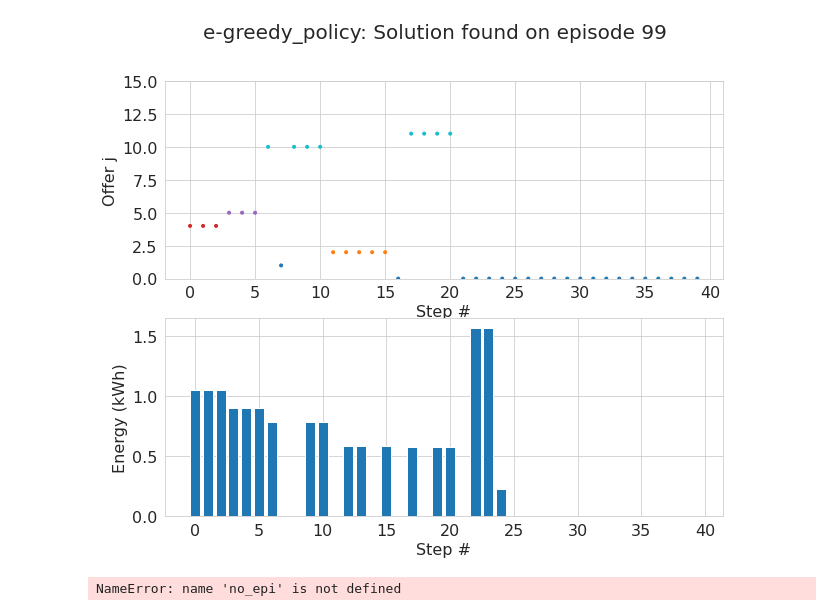
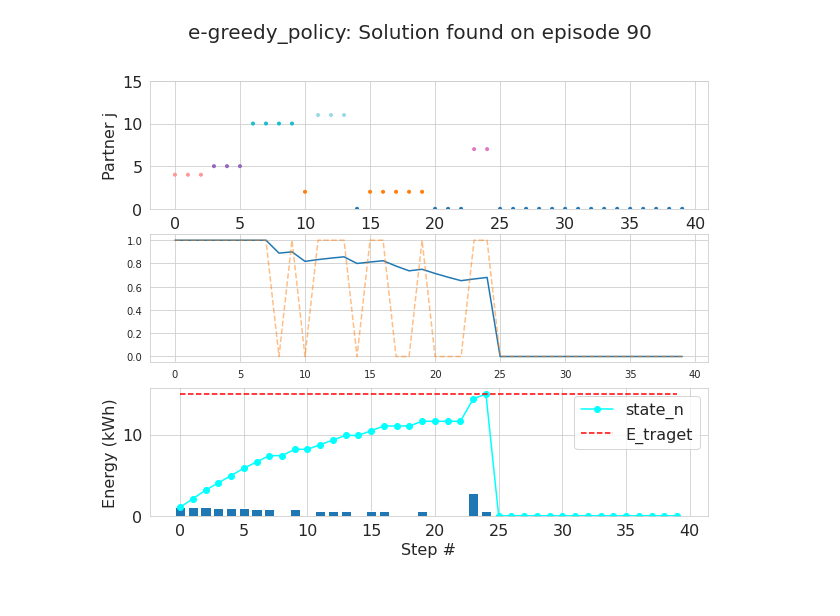
Before and after one commit to tabsa/P2P_market_MAD, a Jupyter notebook: Optimal_policy_analysis_P2P_Latest_version.ipynb, the cells around one changed output. Drawn from its saved outputs; the diff is of its cells as text; code cells hidden in the pictures.

Commit message:
Update notebooks for data analysis

```diff
--- a/Optimal_policy_analysis_P2P_Latest_version.ipynb
+++ b/Optimal_policy_analysis_P2P_Latest_version.ipynb
@@ -11,89 +13,65 @@ import matplotlib.pyplot as plt
 import seaborn as sns
 
 # Read pickle file
-wok_dir = Path.cwd()
-filename = 'sim_results_fixed_target_15_new_version.pkl'
+wok_dir = Path.cwd() / 'results/'
+filename = 'sim_results_fixed_target_15.pkl'
 path_file = wok_dir / filename
 data = pkl.load(open(path_file, 'rb')) # Read file
 # Plot parameters
-plt_colmap = plt.get_cmap("tab10", 15)
+plt_colmap = plt.get_cmap("tab20", 15)
 sns.set_style("whitegrid")
 # %%
 ## Define Plot functions
 
 # Plot the policy per agent per episode
-def plot_action_choice(policy, epi_id, y_lim, size=(10,8)):
+def plot_action_choice(policy, target, epi_id, y_lim, size=(10,8)):
     # Plot parameters
     no_steps = policy.shape[1]
     fig = plt.figure(figsize=size)
-    x = np.arange(0, no_steps)
-    y1 = policy[0,:,epi_id].astype(int)
+    x = np.arange(0, no_steps) # Steps of the episode (0 ... N)
+    y1 = policy[0,:,epi_id].astype(int) # Partner selected per x-value (n_step)
+    target = target * np.ones(no_steps) # Array of energy_target for all n_steps of the episode
     # Subplot 1
-    ax1 = fig.add_subplot(211)
+    ax1 = fig.add_subplot(311)
     ax1.scatter(x, y1, cmap=plt_colmap, c=y1, marker='.', alpha=1)
     ax1.set_ylim(0,y_lim)
-    #fig.colorbar(ax=ax1) # fix it!!!
     # Subplot 2
-    ax2 = fig.add_subplot(212)
-    ax2.bar(x, policy[1,:,epi_id])
-    return fig, ax1, ax2
+    ax2 = fig.add_subplot(312)
+    ax2.plot(x, policy[4, :, epi_id])
+    ax2.plot(x, policy[3, :, epi_id], alpha=0.5, linestyle='--')
+    # Subplot 3
+    ax3 = fig.add_subplot(313)
+    ax3.bar(x, policy[1, :, epi_id])
+    ax3.plot(x, policy[2, :, epi_id], color='cyan', marker='o')
+    ax3.plot(x, target, color='red', linestyle='--')
+    return fig, ax1, ax2, ax3
 # %%
+# Result data structure
 pol_sol = data['policy_sol'] # Optimal policy per agent
+e_target = data['simulation']['target'] # Energy target per episode (array)
 ag_label = data['agents']['id'] # Agent type (Random, Epsilon-greedy, Thompson-Sampler)
 no_offers = data['simulation']['environment'].no_offers # No of offers to trade with
 no_epi = data['simulation']['episodes'] # Episodes #
 # Plot parameters
 ag_id = 1 # Agent type (0, 1, 2...)
 epi_id = 90 # Episode id
-ax_label = ['Step #', 'Offer j', 'Energy (kWh)']
+ax_label = ['Step #', 'Partner j', 'Energy (kWh)']
 ax_size = 16
-fig, ax1, ax2 = plot_action_choice(pol_sol[ag_id], epi_id, no_offers) # Make the plot
+fig, ax1, ax2, ax3 = plot_action_choice(pol_sol[ag_id], e_target[epi_id], epi_id, no_offers) # Make the plot
 # Set labels and title of Subplot 1
 ax1.set_xlabel(xlabel=ax_label[0], fontsize=ax_size)
 ax1.set_ylabel(ylabel=ax_label[1], fontsize=ax_size)
 ax1.tick_params(axis='x', labelsize=ax_size)
 ax1.tick_params(axis='y', labelsize=ax_size)
 # Set labels and title of Subplot 2
-ax2.set_xlabel(xlabel=ax_label[0], fontsize=ax_size)
-ax2.set_ylabel(ylabel=ax_label[2], fontsize=ax_size)
-ax2.tick_params(axis='x', labelsize=ax_size)
-ax2.tick_params(axis='y', labelsize=ax_size)
+ax3.set_xlabel(xlabel=ax_label[0], fontsize=ax_size)
+ax3.set_ylabel(ylabel=ax_label[2], fontsize=ax_size)
+ax3.tick_params(axis='x', labelsize=ax_size)
+ax3.tick_params(axis='y', labelsize=ax_size)
+ax3.legend(['state_n', 'E_traget'], fontsize=ax_size, loc=0)
 # Set title
 #[ax[i].set_title(subplot_title[i], fontsize=18) for i in range(len(ax))]
 fig.suptitle(f'{ag_label[ag_id]}: Solution found on episode {epi_id}', fontsize=20)
 plt.show()
 # %% [output]
-[figure, old version]
+[figure, new version]
-# %%
-
-# Plot the reward per episode and RL_agent
-def plot_time_series(df_score, y_feat, epi_id, plt_label, plt_marker, size=(10,8), y_sum=False):
-    # Get the plot parameters
-    no_RL_agents = len(df_score)
-    no_steps = df_score[0].shape[1]
-    fig, ax1 = plt.subplots(figsize=size)
-    ax2 = ax1.twinx()
-    x = np.arange(0, no_steps)
-    for i in range(no_RL_agents):
-        # Primary y-axis
-        y = df_score[i][y_feat[0], :, epi_id]
-        #y = np.cumsum(y) if y_sum else y
-        ax1.plot(x, y, label=plt_label[i], marker=plt_marker[i], linestyle='-')
-        # Secundary y-axis
-        y = df_score[i][y_feat[1], :, epi_id]
-        y = np.cumsum(y) if y_sum else y
-        ax2.plot(x, y, label=plt_label[i], marker=plt_marker[i], linestyle='--', alpha=0.5)
-
-ax_label = ['Episode #', 'Total reward']
-epi_rnd = np.random.choice(no_epi, 3)
-for epi_id in epi_rnd:
-    plot_time_series(data['policy_sol'][0:2], [4, 2], epi_id, label, marker, (15,8))
-    plt.legend(fontsize=ax_size)
-    plt.ylabel(ax_label[1], fontsize=ax_size)
-    plt.xticks(fontsize=ax_size)
-    plt.yticks(fontsize=ax_size)
-    plt.xlabel(ax_label[0], fontsize=ax_size)
-    plt.title(f'episode {epi_id}: Theta and Reward per step n', fontsize=20)
-plt.show()
-# %% [output]
-NameError: name 'no_epi' is not defined
```
Also changed, not shown: parts of 2 cells of this notebook, 1 other file.
